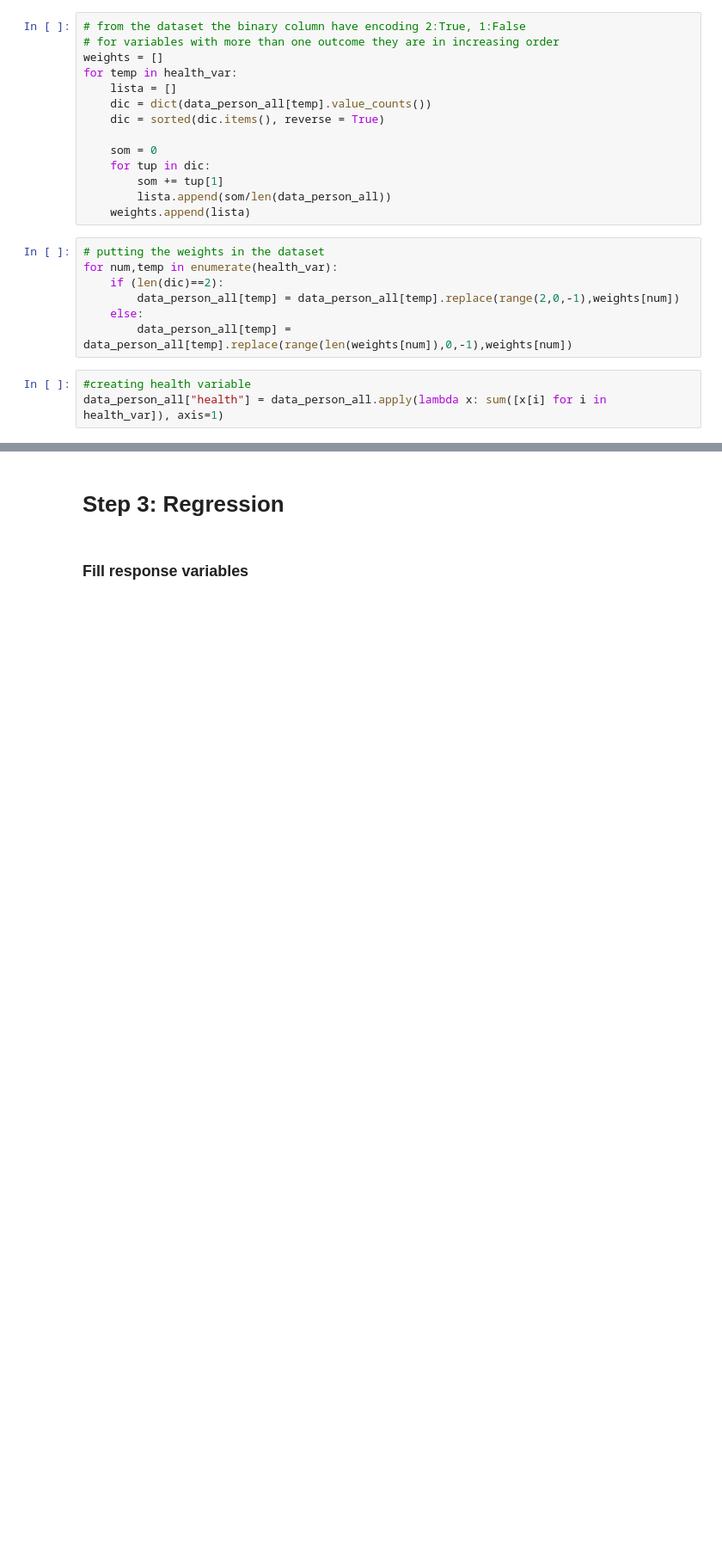
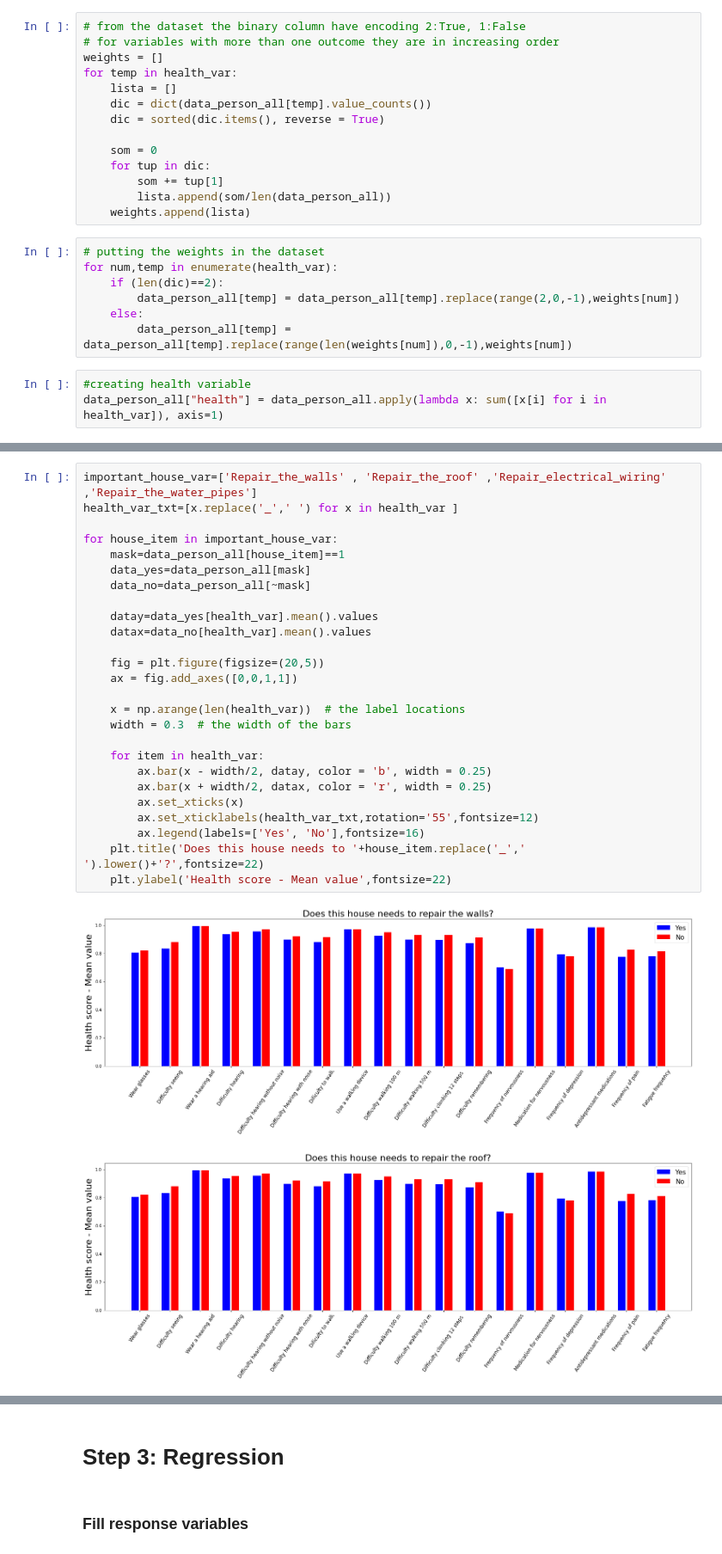
Before and after one commit to emarazz/ada_2020, a Jupyter notebook: Homework/04 - Detection of housing-health relationship/p4.ipynb, the cells around one changed output, grey strips where cells are left out. Shown: that part at 86% size. Saved outputs shown, nothing was run; the diff lists cells and outputs as text; blank space fills up the shorter version.

```diff
--- a/Homework/04 - Detection of housing-health relationship/p4.ipynb
+++ b/Homework/04 - Detection of housing-health relationship/p4.ipynb
@@ -112,0 +116,29 @@ data_person_all["health"].hist(ax=ax)
+# %%
+important_house_var=['Repair_the_walls' , 'Repair_the_roof' ,'Repair_electrical_wiring' ,'Repair_the_water_pipes']
+health_var_txt=[x.replace('_',' ') for x in health_var ]
+
+for house_item in important_house_var:
+    mask=data_person_all[house_item]==1
+    data_yes=data_person_all[mask]
+    data_no=data_person_all[~mask]
+
+    datay=data_yes[health_var].mean().values
+    datax=data_no[health_var].mean().values
+
+    fig = plt.figure(figsize=(20,5))
+    ax = fig.add_axes([0,0,1,1])
+
+    x = np.arange(len(health_var))  # the label locations
+    width = 0.3  # the width of the bars
+
+    for item in health_var:
+        ax.bar(x - width/2, datay, color = 'b', width = 0.25)
+        ax.bar(x + width/2, datax, color = 'r', width = 0.25)
+        ax.set_xticks(x)
+        ax.set_xticklabels(health_var_txt,rotation='55',fontsize=12)
+        ax.legend(labels=['Yes', 'No'],fontsize=16)
+    plt.title('Does this house needs to '+house_item.replace('_',' ').lower()+'?',fontsize=22)
+    plt.ylabel('Health score - Mean value',fontsize=22)
+# %% [output]
+[figure, added]
+[figure, added]
```
Also changed, not shown: parts of 4 cells of this notebook.
